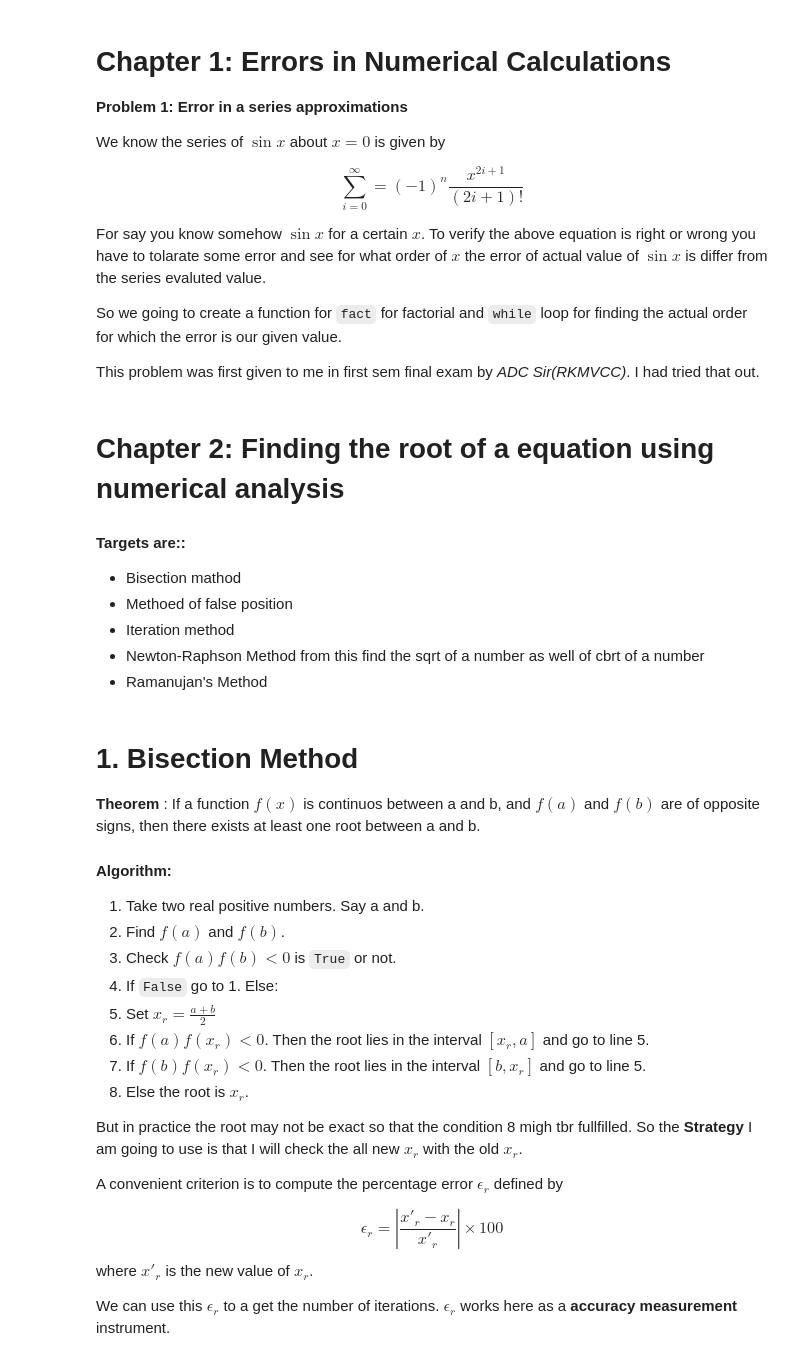
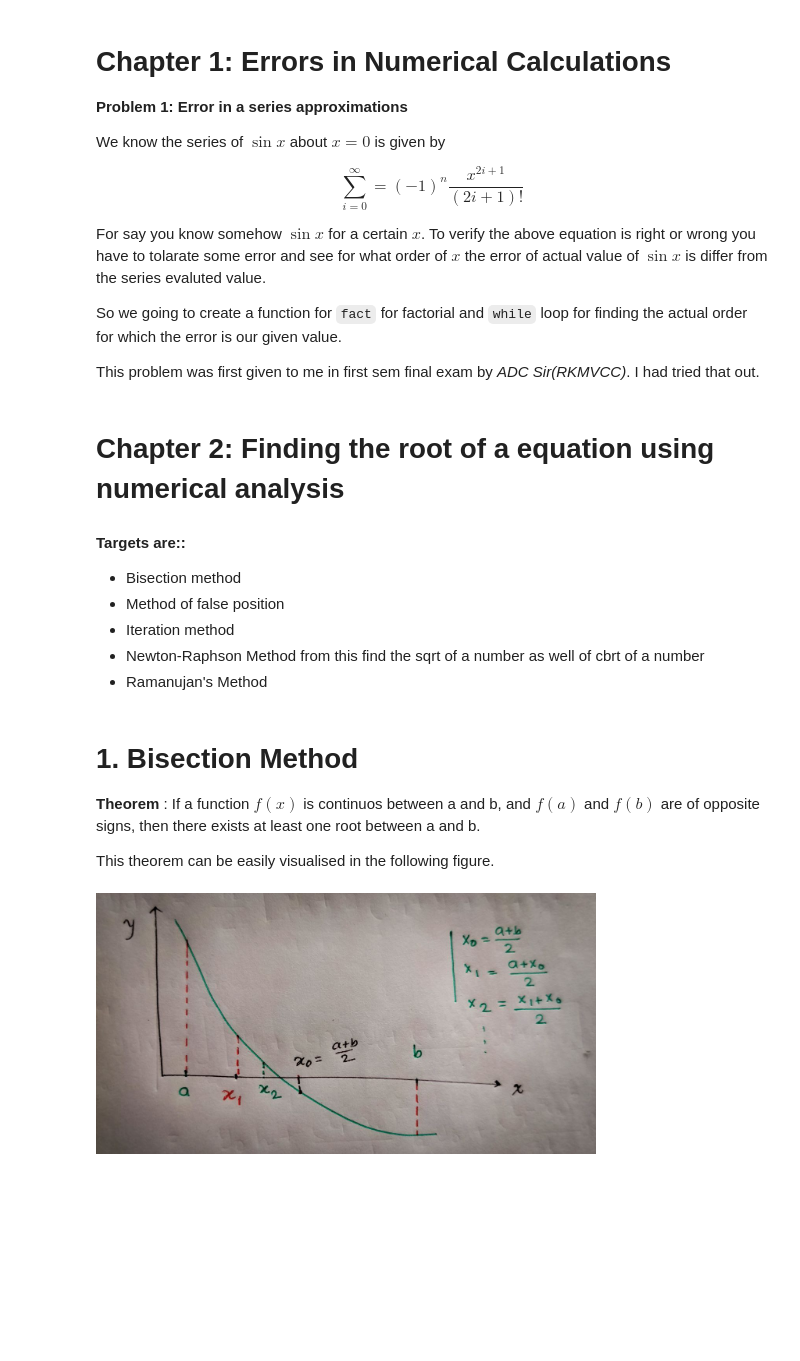
Before and after one commit to Souvik-0612/Numerical_Analysis, a Jupyter notebook: Numerical analysis .ipynb, the cells around one changed output. Drawn from its saved outputs; the diff is of its cells as text; code cells hidden in the pictures; blank space fills up the shorter version.

```diff
--- a/Numerical analysis .ipynb
+++ b/Numerical analysis .ipynb
@@ -52,8 +53,8 @@ def degtoRad(x):
 # Chapter 2: Finding the root of a equation using numerical analysis
 #### Targets are::
 
-* Bisection mathod
-* Methoed of false position
+* Bisection method
+* Method of false position
 * Iteration method
 * Newton-Raphson Method from this find the sqrt of a number as well of cbrt of a number
 * Ramanujan's Method
@@ -61,21 +62,11 @@ def degtoRad(x):
 # 1. Bisection Method
 
 **Theorem** :  If a function $f(x)$ is continuos between a and b, and $f(a)$ and $f(b)$ are of opposite signs, then there exists at least one root between a and b.
-#### Algorithm:
-1. Take two real positive numbers. Say a and b.
-2. Find $f(a)$ and $f(b)$.
-3. Check $f(a)f(b) < 0$ is `True` or not.
-4. If `False` go to 1. Else:
-5. Set $x_r = \frac{a+b}{2}$
-6. If $f(a)f(x_r) < 0$. Then the root lies in the interval $[x_r,a]$ and go to line 5.
-7. If $f(b)f(x_r) < 0$. Then the root lies in the interval $[b,x_r]$ and go to line 5.
-8. Else the root is $x_r$.
 
-But in practice the root may not be exact so that the condition 8 migh tbr fullfilled. So the **Strategy** I am going to use is that I will check the all new $x_r$ with the old $x_r$.
-
-A convenient criterion is to compute the percentage error $\epsilon_r$ defined by
-
-$$ \epsilon_r = \left|\frac{x'_r-x_r}{x'_r}\right| \times 100%$$
-where $x'_r$ is the new value of $x_r$.
-
-We can use this $\epsilon_r$ to a get the number of iterations. $\epsilon_r$ works here as a **accuracy measurement** instrument.
+This theorem can be easily visualised in the following figure.
+# %%
+from IPython.display import Image, display
+display(Image(filename = '/home/souvik/Downloads/Telegram Desktop/Bisection.jpg',width=500,
+    height=1000))
+# %% [output]
+[figure, added]
```
Also changed, not shown: parts of 4 cells of this notebook.
